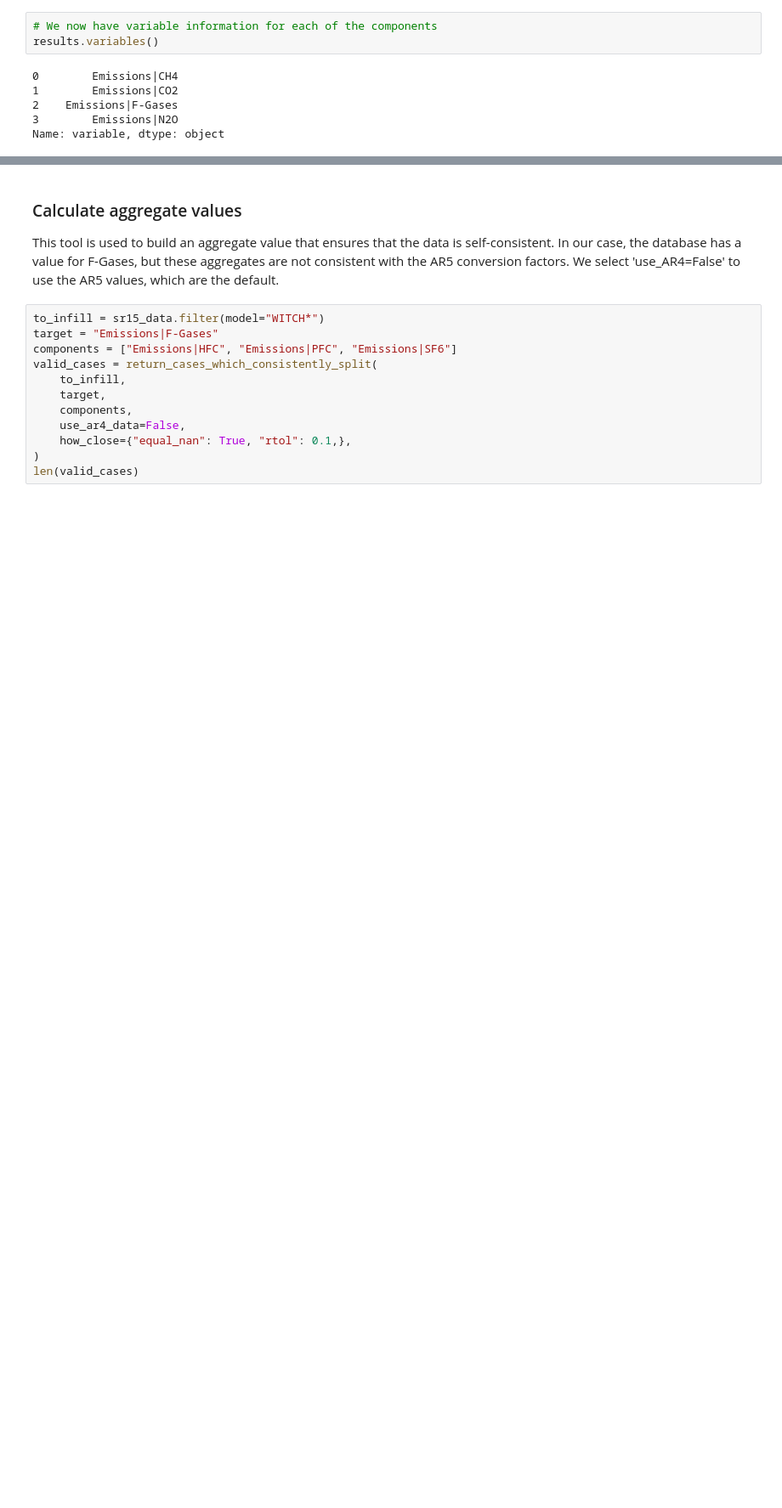
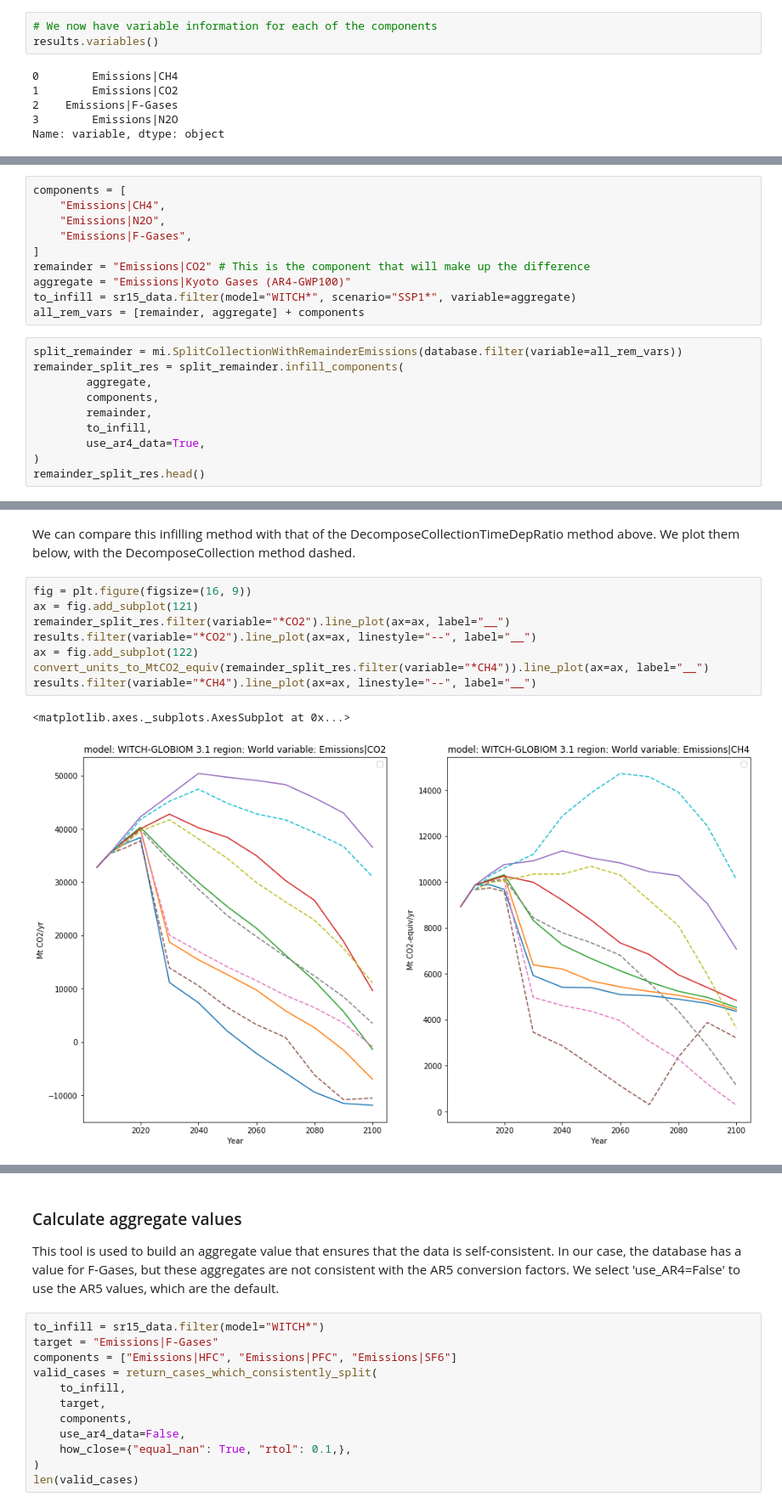
Before and after one commit to GranthamImperial/silicone, a Jupyter notebook: notebooks/05_Multiple_infillers.ipynb, the cells around one changed output, grey strips where cells are left out. Shown at 85% size. Drawn from its saved outputs; the diff is of its cells as text; blank space fills up the shorter version.

```diff
--- a/notebooks/05_Multiple_infillers.ipynb
+++ b/notebooks/05_Multiple_infillers.ipynb
@@ -216,0 +218,20 @@ Name: variable, dtype: object
+# %%
+components = [
+    "Emissions|CH4",
+    "Emissions|N2O",
+    "Emissions|F-Gases",
+]
+remainder = "Emissions|CO2" # This is the component that will make up the difference
+aggregate = "Emissions|Kyoto Gases (AR4-GWP100)"
+to_infill = sr15_data.filter(model="WITCH*", scenario="SSP1*", variable=aggregate)
+all_rem_vars = [remainder, aggregate] + components
+# %%
+split_remainder = mi.SplitCollectionWithRemainderEmissions(database.filter(variable=all_rem_vars))
+remainder_split_res = split_remainder.infill_components(
+        aggregate,
+        components,
+        remainder,
+        to_infill,
+        use_ar4_data=True,
+)
+remainder_split_res.head()
@@ -216,0 +245,13 @@ Name: variable, dtype: object
+# %% [markdown]
+We can compare this infilling method with that of the DecomposeCollectionTimeDepRatio method above. We plot them below, with the DecomposeCollection method dashed.
+# %%
+fig = plt.figure(figsize=(16, 9))
+ax = fig.add_subplot(121)
+remainder_split_res.filter(variable="*CO2").line_plot(ax=ax, label="__")
+results.filter(variable="*CO2").line_plot(ax=ax, linestyle="--", label="__")
+ax = fig.add_subplot(122)
+convert_units_to_MtCO2_equiv(remainder_split_res.filter(variable="*CH4")).line_plot(ax=ax, label="__")
+results.filter(variable="*CH4").line_plot(ax=ax, linestyle="--", label="__")
+# %% [output]
+<matplotlib.axes._subplots.AxesSubplot at 0x...>
+[figure, added]
```
Also changed, not shown: parts of 13 cells of this notebook.
